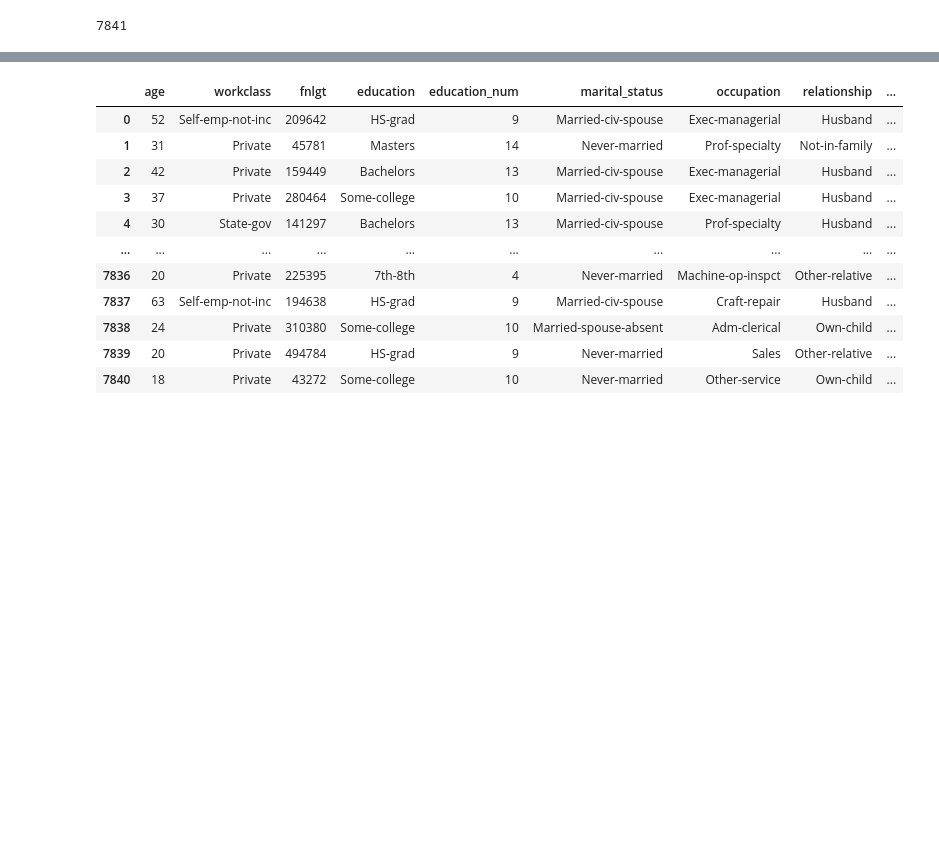
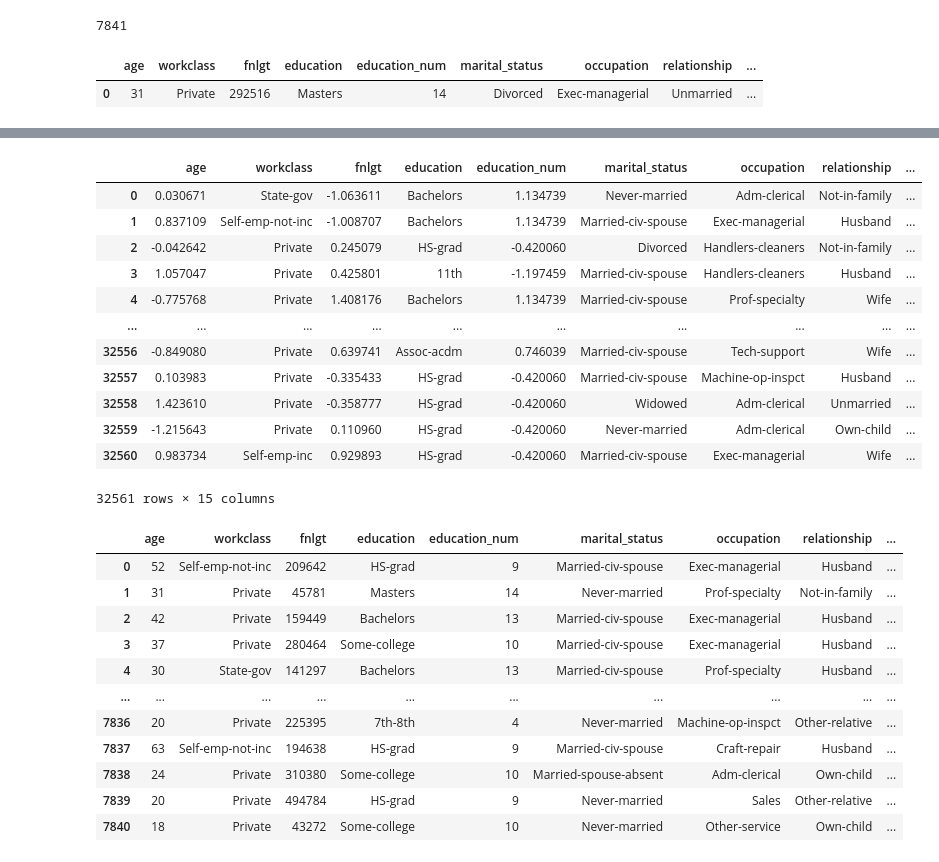
Before and after one commit to fabioba/deploy_ml_api, a Jupyter notebook: src/EDA.ipynb, the cells around one changed output, grey strips where cells are left out. Saved outputs shown, nothing was run; the diff lists cells and outputs as text; code cells hidden in the pictures; blank space fills up the shorter version.

Commit message:
fix: update model training

```diff
--- a/src/EDA.ipynb
+++ b/src/EDA.ipynb
@@ -86,0 +186,12 @@ min(df_group['n_records'].values)
+# %%
+cens1={"age":31, "workclass":'Private',
+"fnlgt":292516, "education":'Masters',"education_num":14, "marital_status":'Divorced', "occupation":'Exec-managerial',"relationship":'Unmarried', "race":'White', "sex":'Female',"capital_gain":14084,"capital_loss":0,"hours_per_week":60, "native_country":'United-States',"salary":'>50K'}
+
+df=pd.DataFrame(cens1, index=[0])
+df
+# %% [output]
+|  | age | workclass | fnlgt | education | education_num | marital_status | occupation | relationship | ... |
+| 0 | 31 | Private | 292516 | Masters | 14 | Divorced | Exec-managerial | Unmarried | ... |
+# %%
+model.preprocess_step(df)
+# %% [output]
@@ -87,3 +200,16 @@ min(df_group['n_records'].values)
+|  | age | workclass | fnlgt | education | education_num | marital_status | occupation | relationship | ... |
+| 0 | 0.030671 | State-gov | -1.063611 | Bachelors | 1.134739 | Never-married | Adm-clerical | Not-in-family | ... |
+| 1 | 0.837109 | Self-emp-not-inc | -1.008707 | Bachelors | 1.134739 | Married-civ-spouse | Exec-managerial | Husband | ... |
+| 2 | -0.042642 | Private | 0.245079 | HS-grad | -0.420060 | Divorced | Handlers-cleaners | Not-in-family | ... |
+| 3 | 1.057047 | Private | 0.425801 | 11th | -1.197459 | Married-civ-spouse | Handlers-cleaners | Husband | ... |
+| 4 | -0.775768 | Private | 1.408176 | Bachelors | 1.134739 | Married-civ-spouse | Prof-specialty | Wife | ... |
+| ... | ... | ... | ... | ... | ... | ... | ... | ... | ... |
+| 32556 | -0.849080 | Private | 0.639741 | Assoc-acdm | 0.746039 | Married-civ-spouse | Tech-support | Wife | ... |
+| 32557 | 0.103983 | Private | -0.335433 | HS-grad | -0.420060 | Married-civ-spouse | Machine-op-inspct | Husband | ... |
+| 32558 | 1.423610 | Private | -0.358777 | HS-grad | -0.420060 | Widowed | Adm-clerical | Unmarried | ... |
+| 32559 | -1.215643 | Private | 0.110960 | HS-grad | -0.420060 | Never-married | Adm-clerical | Own-child | ... |
+| 32560 | 0.983734 | Self-emp-inc | 0.929893 | HS-grad | -0.420060 | Married-civ-spouse | Exec-managerial | Wife | ... |
+32561 rows × 15 columns
 # %%
 min_size=len(df[df['salary']=='>50K'])
 df_salary_positive=df[df['salary']=='>50K'].reset_index(drop=True)
```
Also changed, not shown: parts of 10 cells of this notebook, 2 other files.
